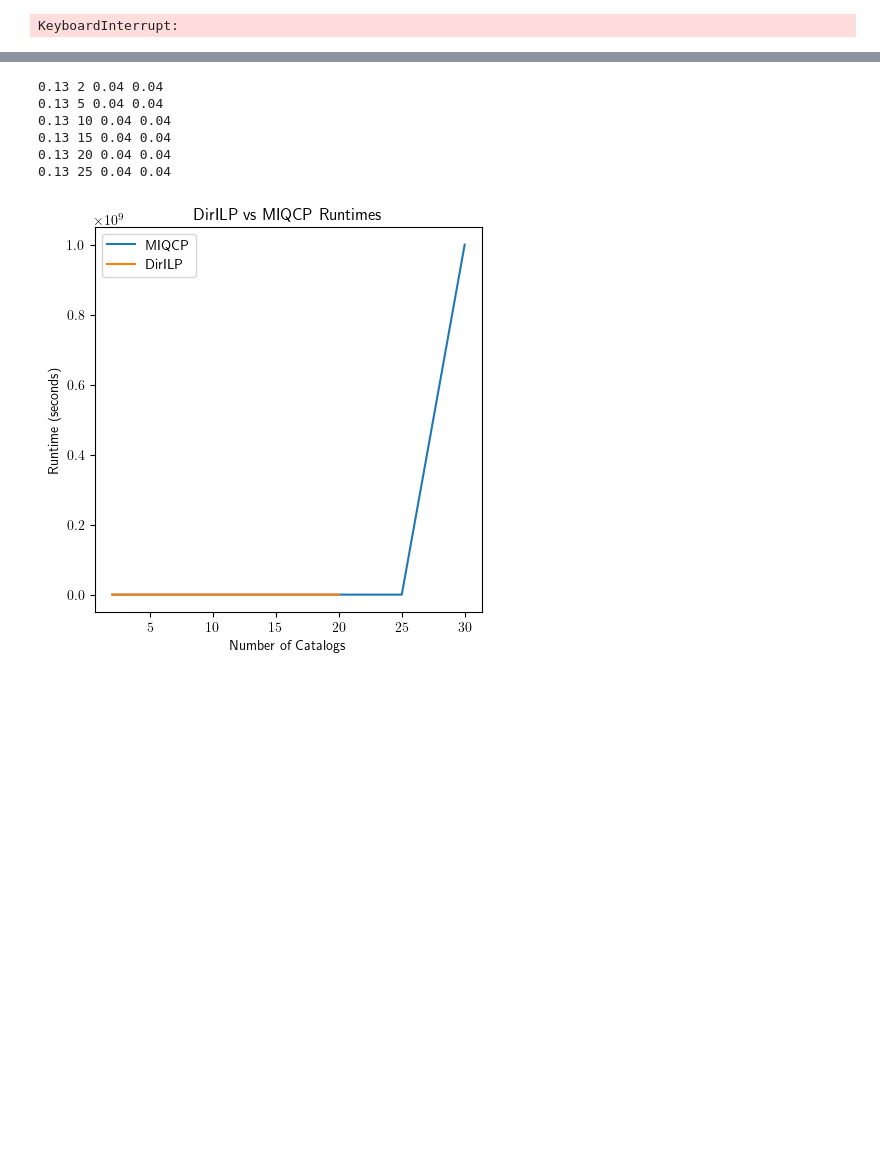
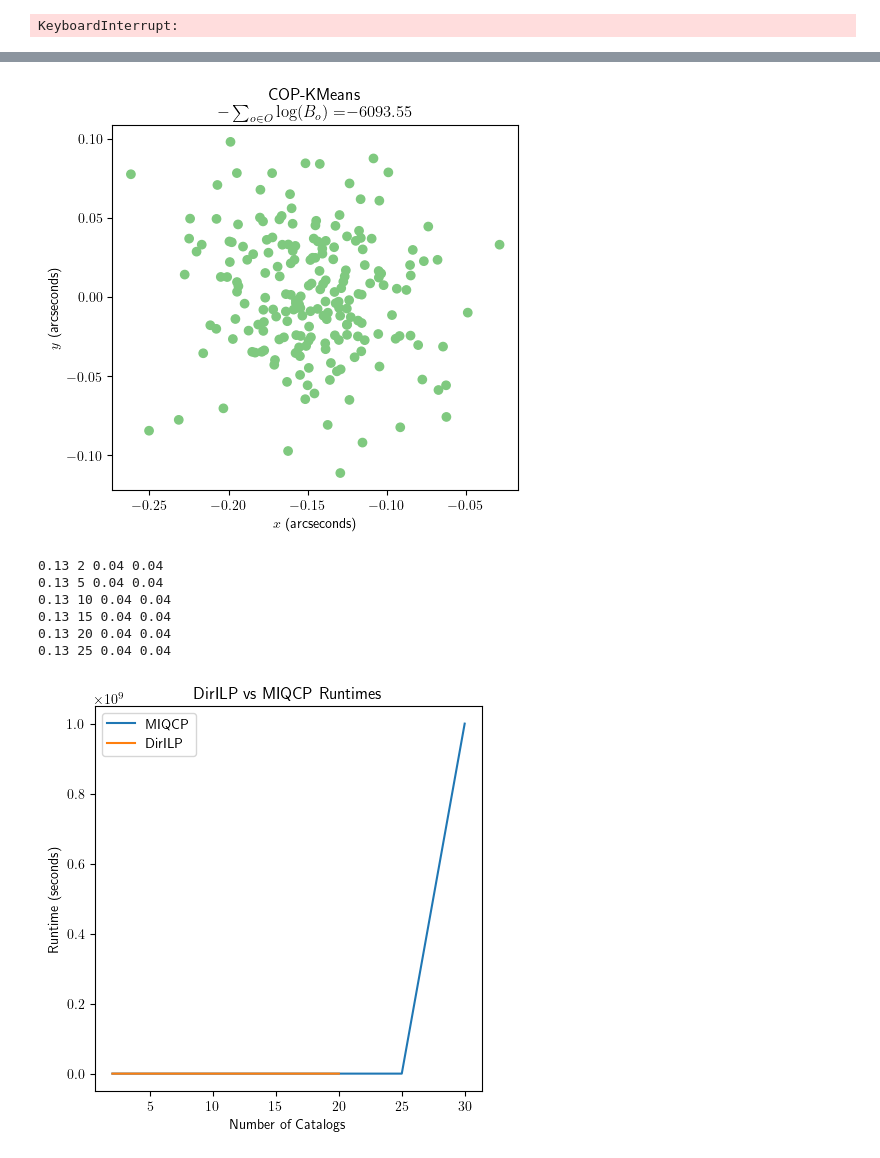
Before and after one commit to jacobf18/astronomical-matching, a Jupyter notebook: benchmark.ipynb, the cells around one changed output, grey strips where cells are left out. Cells and saved outputs as stored; diff of their text form; code cells hidden in the pictures; blank space fills up the shorter version.

```diff
--- a/benchmark.ipynb
+++ b/benchmark.ipynb
@@ -171,14 +376,0 @@ ax.set_aspect('equal')
-# %%
-labels, _,_ = run_cop_kmeans(df, min_k = 1, max_k = 10, num_repeat = 1, verbose = True)
-
-plt.figure(figsize=(5,5))
-plt.title("COP-KMeans\n"
-            r"$-\sum_{{o\in O}}\log(B_o)=$"
-            f"${neg_log_bayes(df,labels):.2f}$")
-plt.xlabel("$x$ (arcseconds)")
-plt.ylabel("$y$ (arcseconds)")
-plt.scatter(df["coord1 (arcseconds)"], df["coord2 (arcseconds)"],c=labels,cmap='Accent')
-plt.tight_layout()
-ax = plt.gca()
-ax.set_aspect('equal')
-# plt.savefig(f"figures/presentation/cop-kmeans_s1-{sigma1}_s2-{sigma2}_d-{distance}_c-{cats}_r-{seed}.svg")
@@ -187,3 +377,88 @@ KeyboardInterrupt:
+# %%
+from cop_kmeans import cop_kmeans
+
+def run_cop_kmeans_single(data_df: pd.DataFrame, min_k: int = 1, max_k: int = 50) -> tuple[list[int],int,float]:
+    """
+
+    Args:
+        data_df (pd.DataFrame): dataframe with coordinates, kappas, etc.
+
+    Returns:
+        tuple: labels, k, and negative log bayes factor
+    """
+    coords = data_df[["coord1 (arcseconds)", "coord2 (arcseconds)"]].to_numpy()
+    weights = data_df["kappa"]
+
+    # Create cannot-links (list of tuples)
+    cannot_link_dict: dict[int,list[int]] = dict()
+
+    for i in range(max(data_df.ImageID)):
+        cannot_link_dict[i] = data_df[data_df.ImageID == i].index.to_list()
+
+    cannot_link = []
+
+    for l in cannot_link_dict.values():
+        for comb in itertools.combinations(l,2):
+            cannot_link.append(comb)
+
+    best_labels = None
+    best_k = 0
+    best_bayes = np.Inf
+
+    for k in tqdm(range(min_k,max_k)):
+        clusters, _ = cop_kmeans(dataset=coords, initialization="kmpp", k=k, ml=[],cl=cannot_link, sample_weights=weights)
+
+        if clusters is None:
+            continue
+
+        bayes = neg_log_bayes(data_df, clusters)
+
+        bayes += math.log(sterling2(data_df.shape[0], k))
+
+        if bayes < best_bayes:
+            best_bayes = bayes
+            best_labels = clusters
+            best_k = k
+
+    return best_labels, best_k, best_bayes
+
+def run_cop_kmeans2(data_df: pd.DataFrame,
+                   min_k: int = 1,
+                   max_k: int = None,
+                   num_repeat = 1,
+                   verbose = False) -> tuple[list[int],int,float]:
+    best_labels = []
+    best_k = -1
+    best_bayes = float('inf')
+    loop = range(num_repeat)
+    if max_k == None:
+        max_k = data_df.shape[0]
+    if verbose:
+        loop = tqdm(range(num_repeat))
+    for _ in loop:
+        labels, k, bayes = run_cop_kmeans_single(data_df, min_k, max_k)
+        bayes += math.log(sterling2(data_df.shape[0], k))
+        if bayes < best_bayes:
+            best_labels = labels
+            best_k = k
+            best_bayes = bayes
+    return best_labels, best_k, best_bayes
+
+labels, _,_ = run_cop_kmeans2(df, min_k = 1, max_k = 10, num_repeat = 1, verbose = True)
+
+plt.figure(figsize=(5,5))
+plt.title("COP-KMeans\n"
+            r"$-\sum_{{o\in O}}\log(B_o)=$"
+            f"${neg_log_bayes(df,labels):.2f}$")
+plt.xlabel("$x$ (arcseconds)")
+plt.ylabel("$y$ (arcseconds)")
+plt.scatter(df["coord1 (arcseconds)"], df["coord2 (arcseconds)"],c=labels,cmap='Accent')
+plt.tight_layout()
+ax = plt.gca()
+ax.set_aspect('equal')
+# plt.savefig(f"figures/presentation/cop-kmeans_s1-{sigma1}_s2-{sigma2}_d-{distance}_c-{cats}_r-{seed}.svg")
+# %% [output]
+[figure, added]
 # %%
 cats = 30
 sigma1 = 0.04
```
Also changed, not shown: parts of 8 cells of this notebook, 16 other files.
